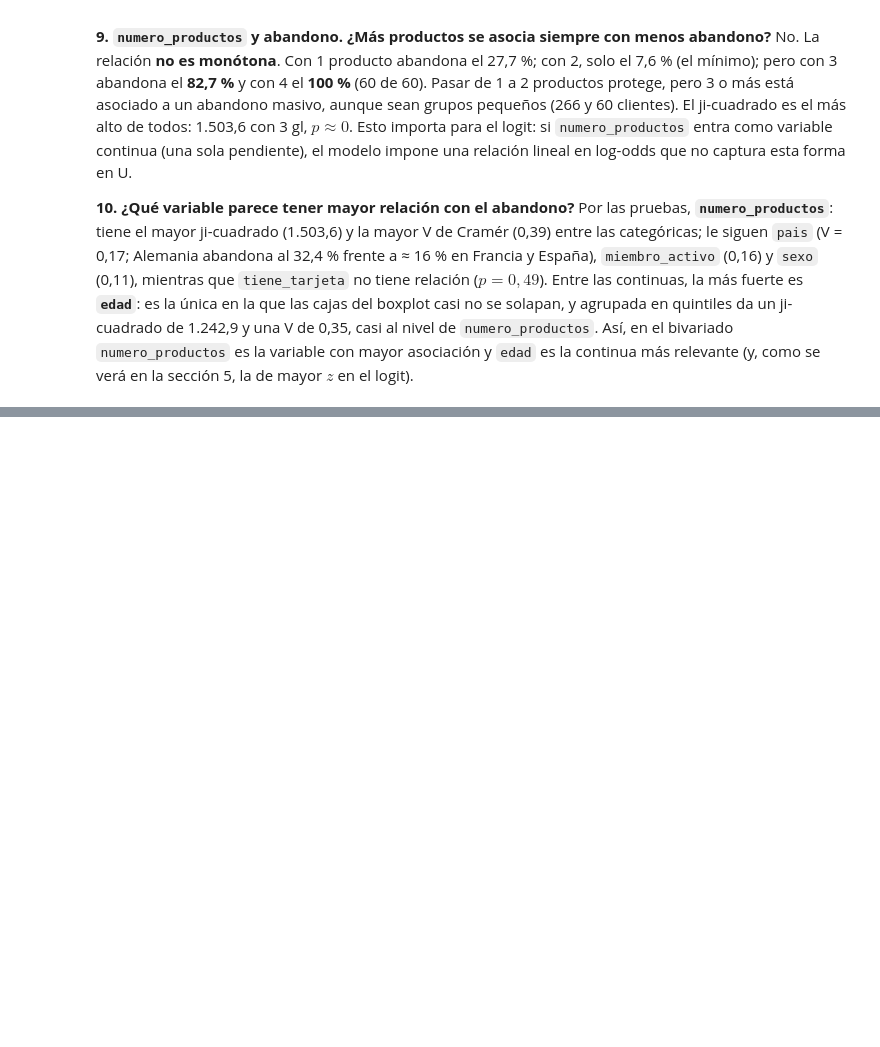
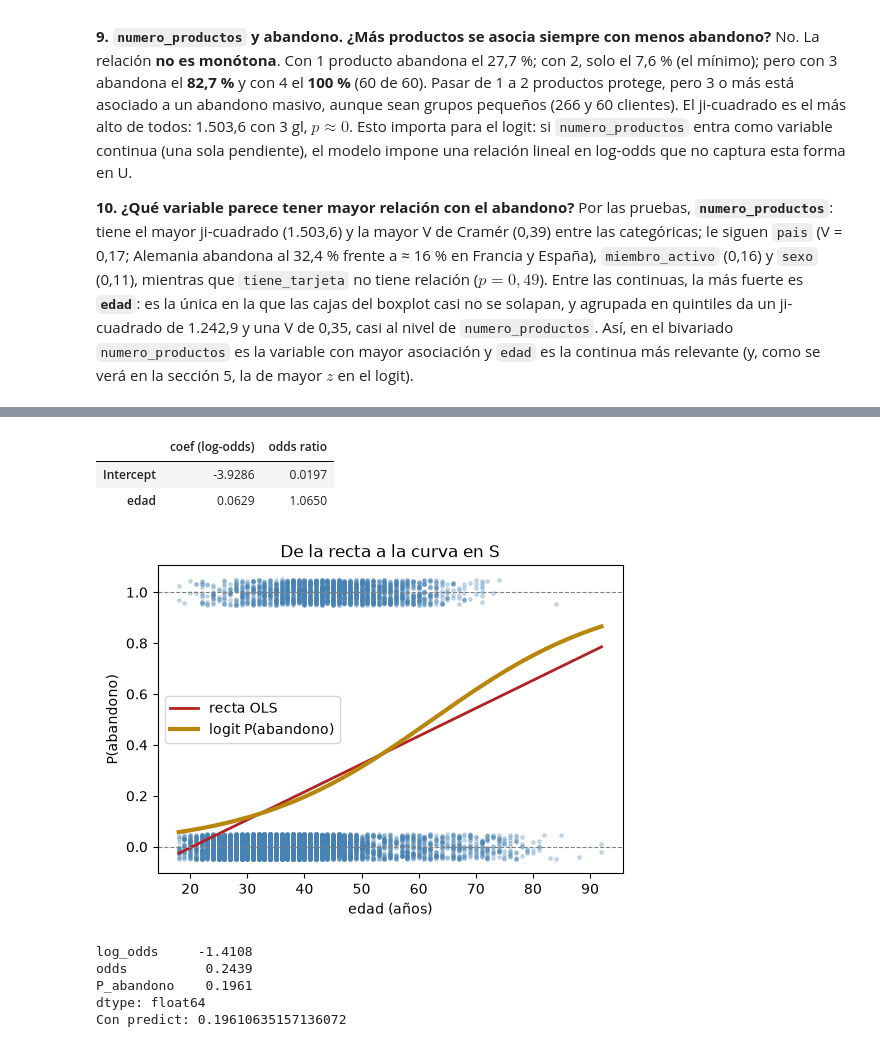
Before and after one commit to Slgxhannel/taller-abandono-producto-20262-Loaiza-Rojas, a Jupyter notebook: Taller_Abandono_Producto_Financiero_Santiago_Loaiza_Leonardo_Rojas.ipynb, the cells around one changed output, grey strips where cells are left out. Saved outputs shown, nothing was run; the diff lists cells and outputs as text; code cells hidden in the pictures; blank space fills up the shorter version.

```diff
--- a/Taller_Abandono_Producto_Financiero_Santiago_Loaiza_Leonardo_Rojas.ipynb
+++ b/Taller_Abandono_Producto_Financiero_Santiago_Loaiza_Leonardo_Rojas.ipynb
@@ -453,0 +517,3 @@ Por las pruebas, **`numero_productos`**: tiene el mayor ji-cuadrado (1.503,6) y
+# %%
+fit_edad = smf.logit("abandono ~ edad", data=banco).fit(disp=False)
+print(fit_edad.summary())
@@ -453,0 +536,37 @@ Por las pruebas, **`numero_productos`**: tiene el mayor ji-cuadrado (1.503,6) y
+# %%
+pd.DataFrame({"coef (log-odds)": fit_edad.params, "odds ratio": np.exp(fit_edad.params)})
+# %% [output]
+|  | coef (log-odds) | odds ratio |
+| Intercept | -3.9286 | 0.0197 |
+| edad | 0.0629 | 1.0650 |
+# %%
+grid = pd.DataFrame({"edad": np.linspace(banco["edad"].min(), banco["edad"].max(), 150)})
+grid["p"] = fit_edad.predict(grid)
+
+plt.scatter(banco["edad"], y_jit, c="steelblue", s=6, alpha=0.25)
+plt.plot(x_line, ols.params["Intercept"] + ols.params["edad"] * x_line,
+         color="firebrick", lw=2, label="recta OLS")
+plt.plot(grid["edad"], grid["p"], color="darkgoldenrod", lw=3, label="logit P(abandono)")
+plt.axhline(0, color="grey", lw=0.8, ls="--")
+plt.axhline(1, color="grey", lw=0.8, ls="--")
+plt.xlabel("edad (años)")
+plt.ylabel("P(abandono)")
+plt.title("De la recta a la curva en S")
+plt.legend()
+plt.show()
+# %% [output]
+[figure, added]
+# %%
+# P(abandono) para un cliente de 40 años, a mano y con predict
+b0, b1 = fit_edad.params["Intercept"], fit_edad.params["edad"]
+eta = b0 + b1 * 40
+odds = np.exp(eta)
+p40 = odds / (1 + odds)
+print(pd.Series({"log_odds": eta, "odds": odds, "P_abandono": p40}))
+print("Con predict:", fit_edad.predict(pd.DataFrame({"edad": [40]})).iloc[0])
+# %% [output]
+log_odds     -1.4108
+odds          0.2439
+P_abandono    0.1961
+dtype: float64
+Con predict: 0.19610635157136072
```
Also changed, not shown: parts of 7 cells of this notebook.
